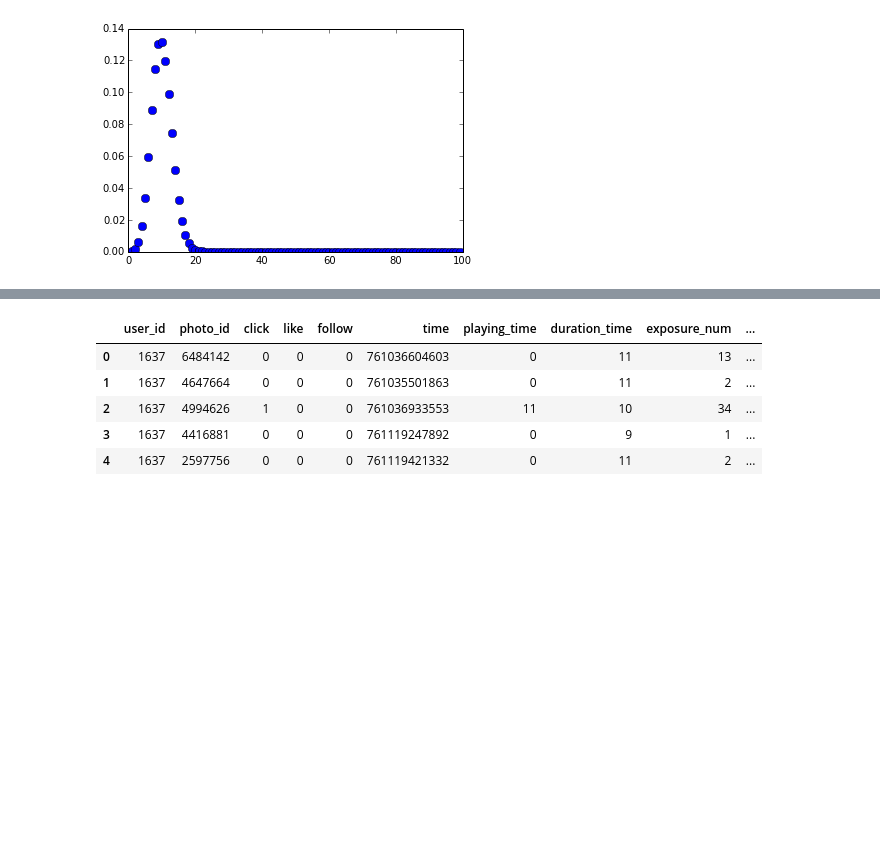
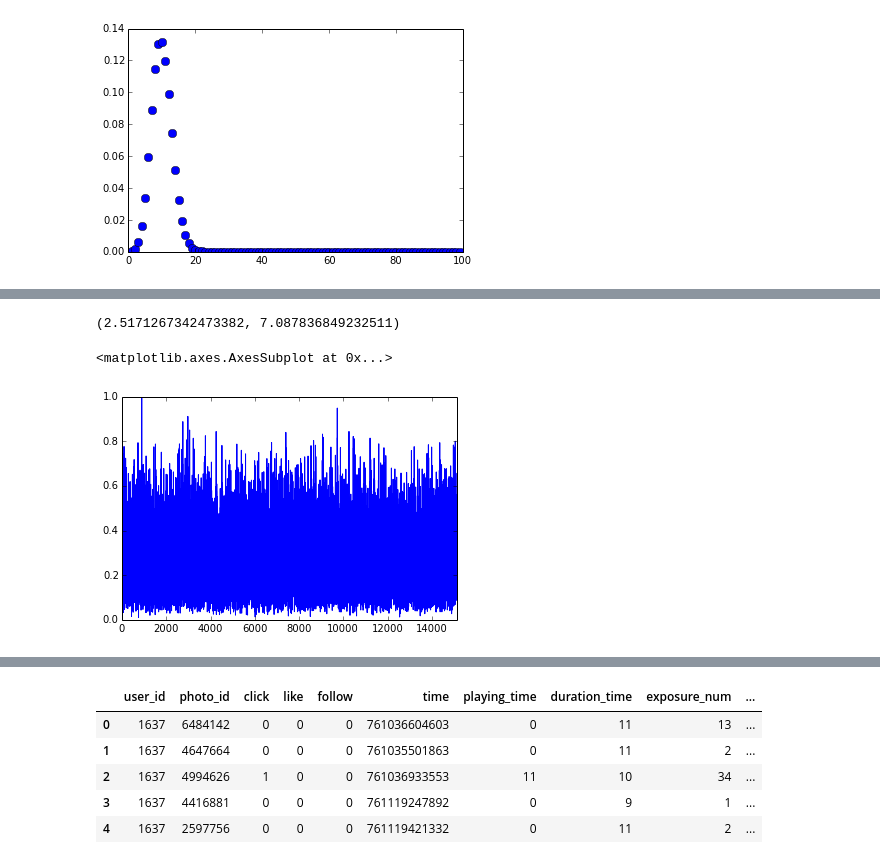
Before and after one commit to kitianFresh/kuaishou, a Jupyter notebook: features/eda2.ipynb, the cells around one changed output, grey strips where cells are left out. Saved outputs shown, nothing was run; the diff lists cells and outputs as text; code cells hidden in the pictures; blank space fills up the shorter version.

```diff
--- a/features/eda2.ipynb
+++ b/features/eda2.ipynb
@@ -730,0 +853,16 @@ users.head()
+# %%
+bs = BayesianSmoothing(1, 1)
+I, C = users['browse_num'].values, users['click_num'].values
+bs.update(I, C, 10000, 0.0000000001)
+print(bs.alpha, bs.beta)
+ctr = []
+for i in range(len(I)):
+    ctr.append((C[i]+bs.alpha)/(I[i]+bs.alpha+bs.beta))
+users['smooth_ctr'] = ctr
+# %% [output]
+(2.5171267342473382, 7.087836849232511)
+# %%
+users['click_ratio'].plot()
+# %% [output]
+<matplotlib.axes.AxesSubplot at 0x...>
+[figure, added]
```
Also changed, not shown: parts of 7 cells of this notebook, 3 other files.
